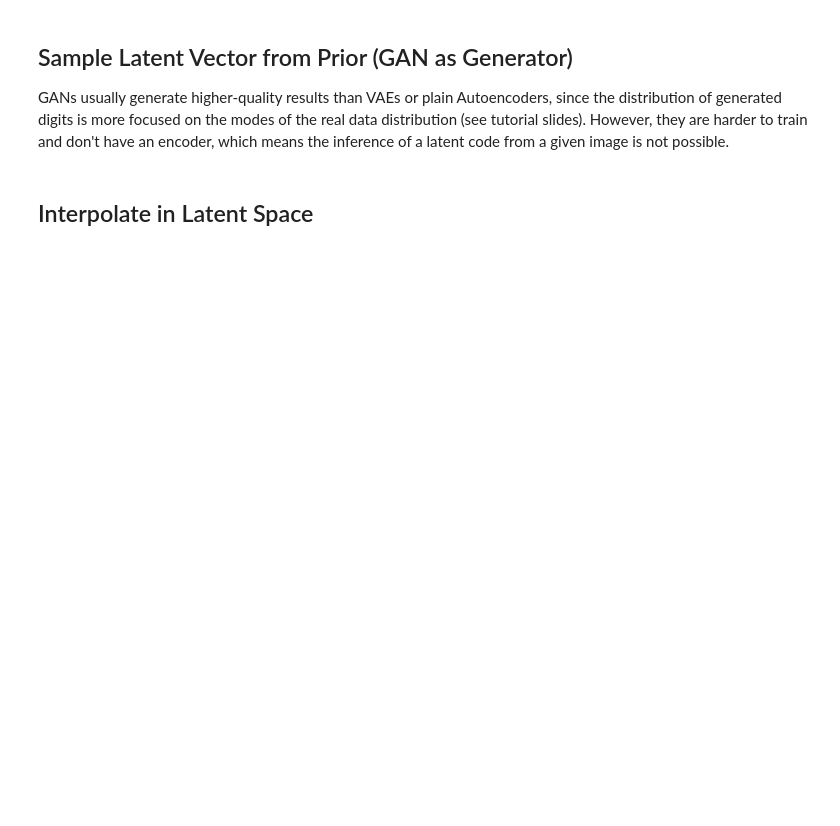
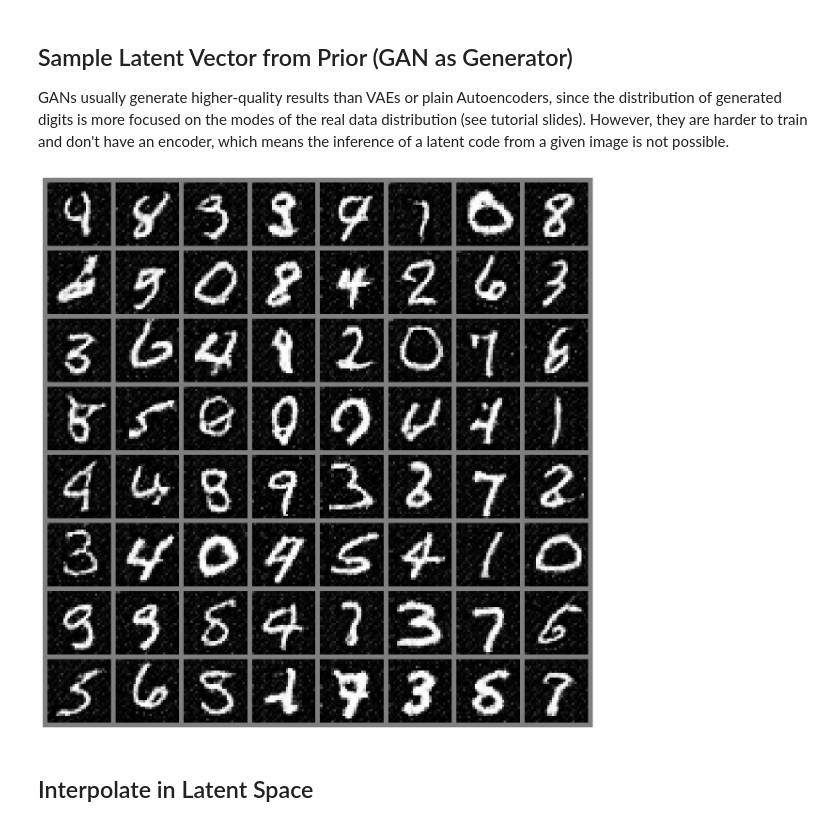
Before and after one commit to AndrewKruszka/NeuralMachineLearning, a Jupyter notebook: gan.ipynb, the cells around one changed output. Saved outputs shown, nothing was run; the diff lists cells and outputs as text; code cells hidden in the pictures; blank space fills up the shorter version.

```diff
--- a/gan.ipynb
+++ b/gan.ipynb
@@ -244,34 +272,42 @@ Sample Latent Vector from Prior (GAN as Generator)
 
 GANs usually generate higher-quality results than VAEs or plain Autoencoders, since the distribution of generated digits is more focused on the modes of the real data distribution (see tutorial slides). However, they are harder to train and don't have an encoder, which means the inference of a latent code from a given image is not possible.
 # %%
+# Sample Latent Vector from Prior (GAN as Generator)
+import matplotlib.pyplot as plt
 import numpy as np
-import matplotlib.pyplot as plt
-plt.ion()
-
 import torchvision.utils
 
+# Set the generator to evaluation mode
 generator.eval()
 
 def to_img(x):
-    x = 0.5 * (x + 1)
+    x = 0.5 * (x + 1)  # Convert from [-1, 1] to [0, 1]
     x = x.clamp(0, 1)
     return x
 
-def show_image(img):
-    img = to_img(img)
-    npimg = img.numpy()
-    plt.imshow(np.transpose(npimg, (1, 2, 0)))
+def show_grid(img_tensor):
+    # Convert to numpy and transpose for plotting
+    img_grid = torchvision.utils.make_grid(img_tensor, nrow=8)
+    img_grid = to_img(img_grid)
+    npimg = img_grid.numpy()
+    plt.figure(figsize=(12, 12))
+    plt.imshow(np.transpose(npimg, (1, 2, 0)), cmap='gray')
+    plt.axis('off')
+    plt.tight_layout()
+    plt.show()
 
+# Generate a batch of images
 with torch.no_grad():
+    # Sample latent vectors from the standard normal distribution
+    sample_size = 64
+    latent = torch.randn(sample_size, latent_dim, 1, 1, device=device)
+    fake_images = generator(latent)
+    fake_images = fake_images.cpu()
 
-    # sample latent vectors from the standard normal distribution
-    latent = torch.randn(image_batch.size(0), 100, 4, 4, device=device)
-    fake_image_batch = generator(latent)
-    fake_image_batch = fake_image_batch.cpu()
-
-    fig, ax = plt.subplots(figsize=(8, 8))
-    show_image(torchvision.utils.make_grid(fake_image_batch.data[:100],10,5))
-    plt.show()
+    # Display the generated images
+    show_grid(fake_images)
+# %% [output]
+[figure, added]
 # %% [markdown]
 Interpolate in Latent Space
 ----------------------------
```
Also changed, not shown: parts of 3 cells of this notebook.
